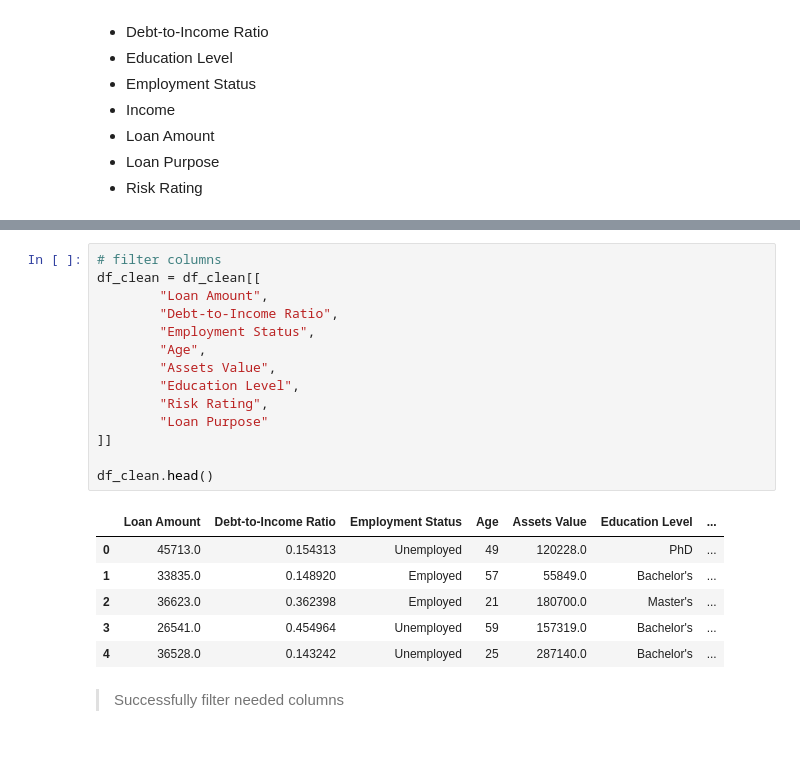
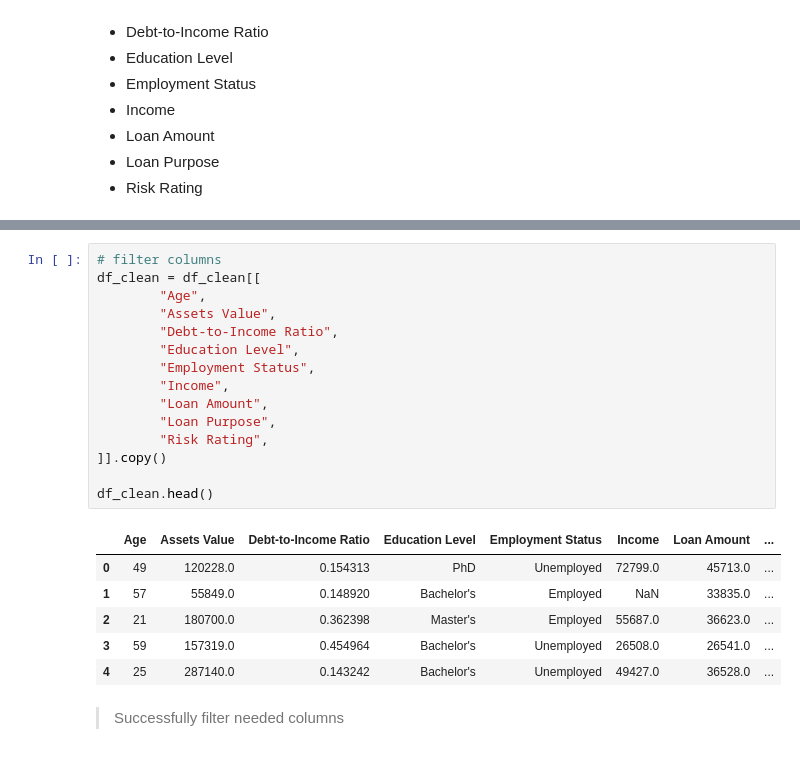
Before and after one commit to Gustana/Personal-Financial-Risk-Analysis, a Jupyter notebook: analysis.ipynb, the cells around one changed output, grey strips where cells are left out. Cells and saved outputs as stored; diff of their text form.

```diff
--- a/analysis.ipynb
+++ b/analysis.ipynb
@@ -222,24 +199,25 @@ FROM financial_risk_assessment
 # %%
 # filter columns
 df_clean = df_clean[[
-        "Loan Amount",
-        "Debt-to-Income Ratio",
-        "Employment Status",
         "Age",
         "Assets Value",
+        "Debt-to-Income Ratio",
         "Education Level",
+        "Employment Status",
+        "Income",
+        "Loan Amount",
+        "Loan Purpose",
         "Risk Rating",
-        "Loan Purpose"
-]]
+]].copy()
 
 df_clean.head()
 # %% [output]
-|  | Loan Amount | Debt-to-Income Ratio | Employment Status | Age | Assets Value | Education Level | ... |
-| 0 | 45713.0 | 0.154313 | Unemployed | 49 | 120228.0 | PhD | ... |
-| 1 | 33835.0 | 0.148920 | Employed | 57 | 55849.0 | Bachelor's | ... |
-| 2 | 36623.0 | 0.362398 | Employed | 21 | 180700.0 | Master's | ... |
-| 3 | 26541.0 | 0.454964 | Unemployed | 59 | 157319.0 | Bachelor's | ... |
-| 4 | 36528.0 | 0.143242 | Unemployed | 25 | 287140.0 | Bachelor's | ... |
+|  | Age | Assets Value | Debt-to-Income Ratio | Education Level | Employment Status | Income | Loan Amount | ... |
+| 0 | 49 | 120228.0 | 0.154313 | PhD | Unemployed | 72799.0 | 45713.0 | ... |
+| 1 | 57 | 55849.0 | 0.148920 | Bachelor's | Employed | NaN | 33835.0 | ... |
+| 2 | 21 | 180700.0 | 0.362398 | Master's | Employed | 55687.0 | 36623.0 | ... |
+| 3 | 59 | 157319.0 | 0.454964 | Bachelor's | Unemployed | 26508.0 | 26541.0 | ... |
+| 4 | 25 | 287140.0 | 0.143242 | Bachelor's | Unemployed | 49427.0 | 36528.0 | ... |
 # %% [markdown]
 > Successfully filter needed columns
 # %% [markdown]
```
Also changed, not shown: parts of 78 cells of this notebook.
